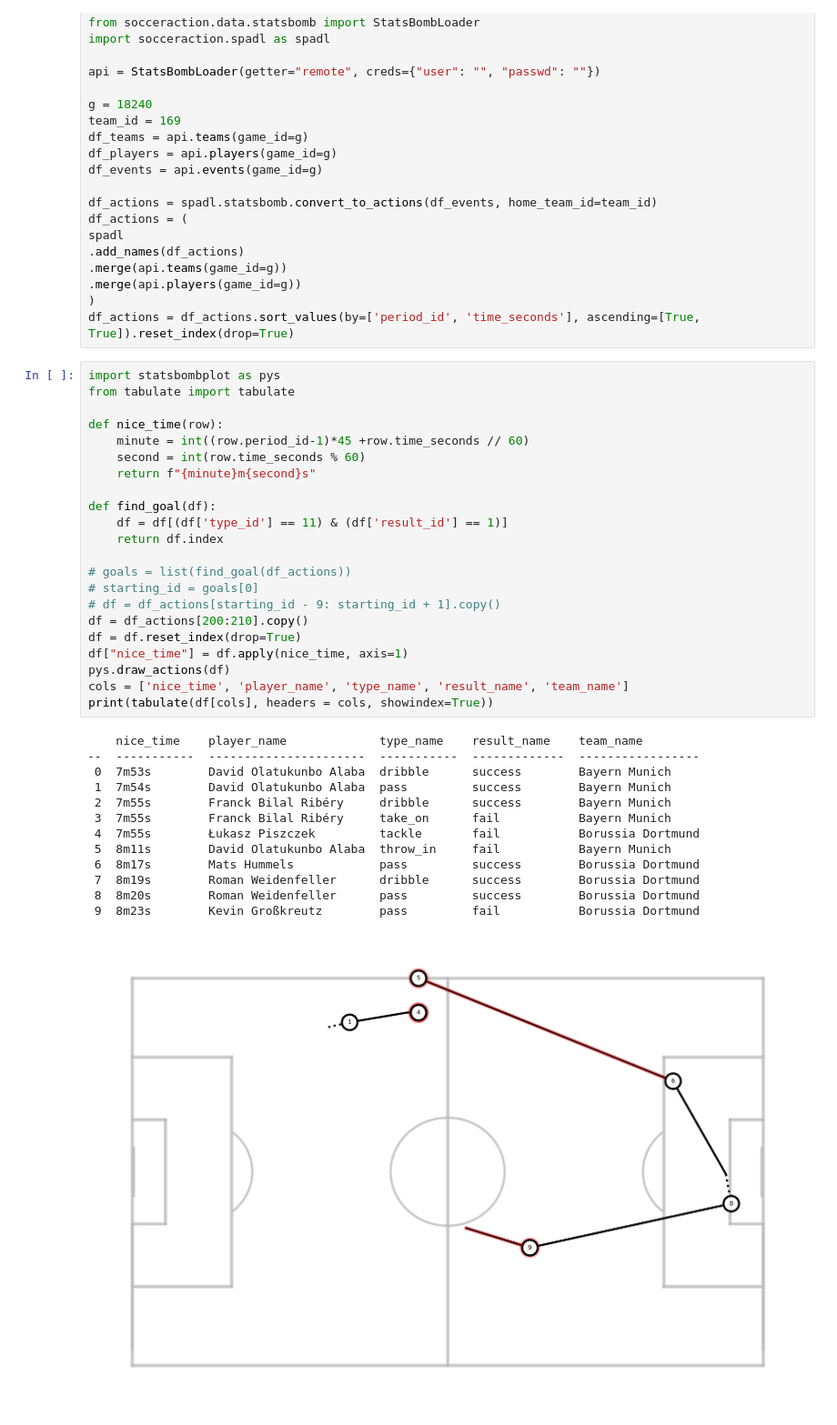
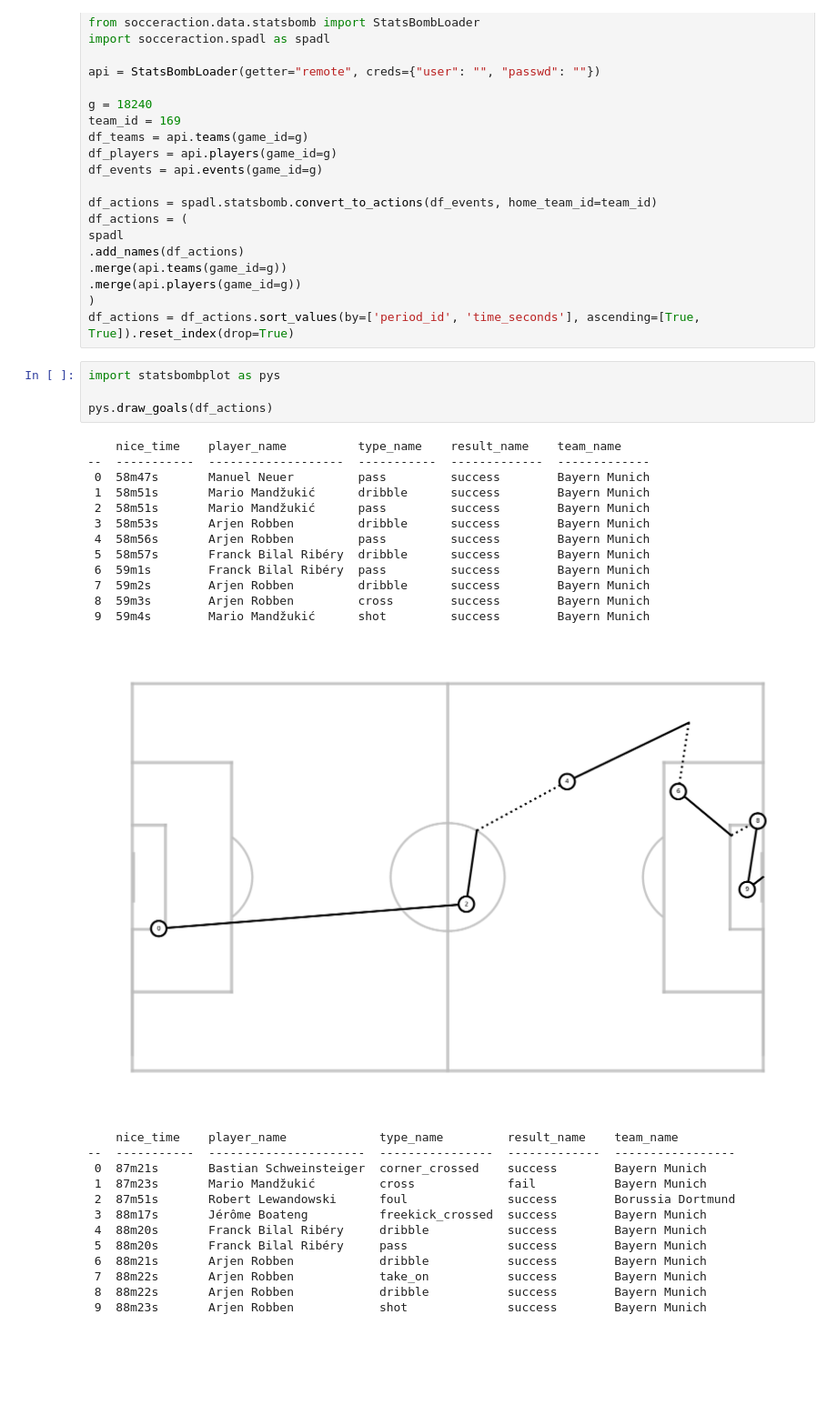
Before and after one commit to francescozonaro/statsbombplot, a Jupyter notebook: testing-notebooks/actions.ipynb, the cells around one changed output. Shown at 91% size. Saved outputs shown, nothing was run; the diff lists cells and outputs as text; blank space fills up the shorter version.

Commit message:
draw_goals

```diff
--- a/testing-notebooks/actions.ipynb
+++ b/testing-notebooks/actions.ipynb
@@ -27,39 +27,33 @@ spadl
 .merge(api.players(game_id=g))
 )
 df_actions = df_actions.sort_values(by=['period_id', 'time_seconds'], ascending=[True, True]).reset_index(drop=True)
-# %%
-import statsbombplot as pys
-from tabulate import tabulate
-
-def nice_time(row):
-    minute = int((row.period_id-1)*45 +row.time_seconds // 60)
-    second = int(row.time_seconds % 60)
-    return f"{minute}m{second}s"
-
-def find_goal(df):
-    df = df[(df['type_id'] == 11) & (df['result_id'] == 1)]
-    return df.index
-
-# goals = list(find_goal(df_actions))
-# starting_id = goals[0]
-# df = df_actions[starting_id - 9: starting_id + 1].copy()
-df = df_actions[200:210].copy()
-df = df.reset_index(drop=True)
-df["nice_time"] = df.apply(nice_time, axis=1)
-pys.draw_actions(df)
-cols = ['nice_time', 'player_name', 'type_name', 'result_name', 'team_name']
-print(tabulate(df[cols], headers = cols, showindex=True))
-# %% [output]
-    nice_time    player_name             type_name    result_name    team_name
---  -----------  ----------------------  -----------  -------------  -----------------
- 0  7m53s        David Olatukunbo Alaba  dribble      success        Bayern Munich
- 1  7m54s        David Olatukunbo Alaba  pass         success        Bayern Munich
- 2  7m55s        Franck Bilal Ribéry     dribble      success        Bayern Munich
- 3  7m55s        Franck Bilal Ribéry     take_on      fail           Bayern Munich
- 4  7m55s        Łukasz Piszczek         tackle       fail           Borussia Dortmund
- 5  8m11s        David Olatukunbo Alaba  throw_in     fail           Bayern Munich
- 6  8m17s        Mats Hummels            pass         success        Borussia Dortmund
- 7  8m19s        Roman Weidenfeller      dribble      success        Borussia Dortmund
- 8  8m20s        Roman Weidenfeller      pass         success        Borussia Dortmund
- 9  8m23s        Kevin Großkreutz        pass         fail           Borussia Dortmund
-[figure, removed]
+# %%
+import statsbombplot as pys
+
+pys.draw_goals(df_actions)
+# %% [output]
+    nice_time    player_name          type_name    result_name    team_name
+--  -----------  -------------------  -----------  -------------  -------------
+ 0  58m47s       Manuel Neuer         pass         success        Bayern Munich
+ 1  58m51s       Mario Mandžukić      dribble      success        Bayern Munich
+ 2  58m51s       Mario Mandžukić      pass         success        Bayern Munich
+ 3  58m53s       Arjen Robben         dribble      success        Bayern Munich
+ 4  58m56s       Arjen Robben         pass         success        Bayern Munich
+ 5  58m57s       Franck Bilal Ribéry  dribble      success        Bayern Munich
+ 6  59m1s        Franck Bilal Ribéry  pass         success        Bayern Munich
+ 7  59m2s        Arjen Robben         dribble      success        Bayern Munich
+ 8  59m3s        Arjen Robben         cross        success        Bayern Munich
+ 9  59m4s        Mario Mandžukić      shot         success        Bayern Munich
+[figure, added]
+    nice_time    player_name             type_name         result_name    team_name
+--  -----------  ----------------------  ----------------  -------------  -----------------
+ 0  87m21s       Bastian Schweinsteiger  corner_crossed    success        Bayern Munich
+ 1  87m23s       Mario Mandžukić         cross             fail           Bayern Munich
+ 2  87m51s       Robert Lewandowski      foul              success        Borussia Dortmund
+ 3  88m17s       Jérôme Boateng          freekick_crossed  success        Bayern Munich
+ 4  88m20s       Franck Bilal Ribéry     dribble           success        Bayern Munich
+ 5  88m20s       Franck Bilal Ribéry     pass              success        Bayern Munich
+ 6  88m21s       Arjen Robben            dribble           success        Bayern Munich
+ 7  88m22s       Arjen Robben            take_on           success        Bayern Munich
+ 8  88m22s       Arjen Robben            dribble           success        Bayern Munich
+ 9  88m23s       Arjen Robben            shot              success        Bayern Munich
```
Also changed, not shown: parts of 1 cell of this notebook, 2 other files.
